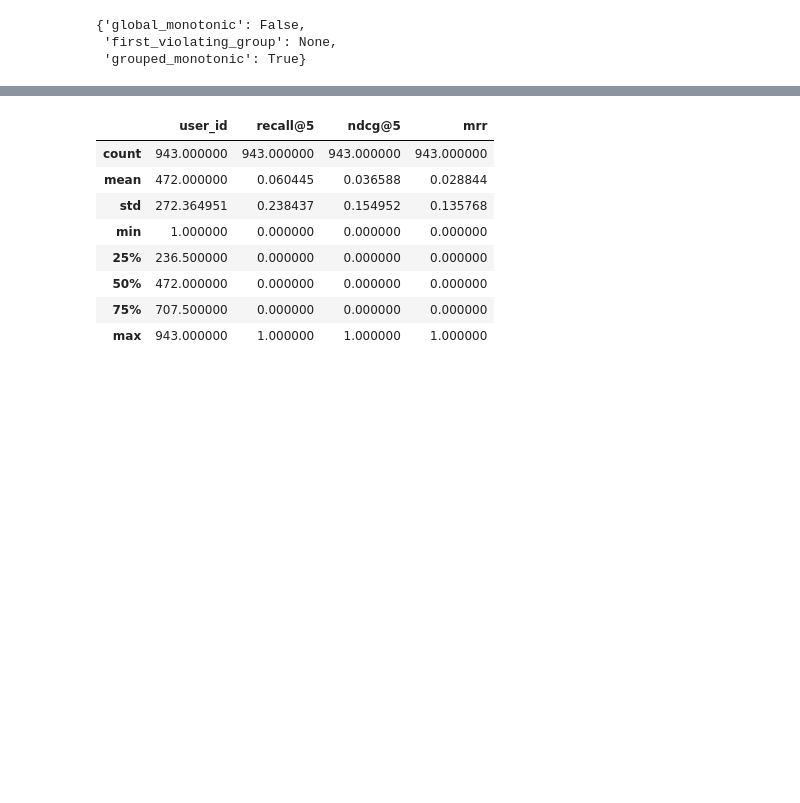
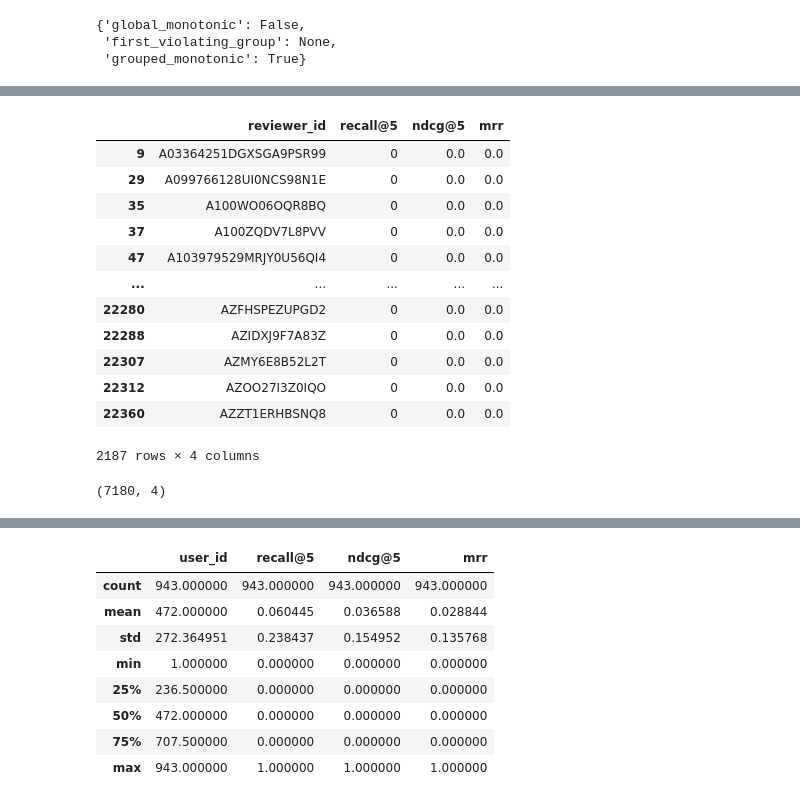
Before and after one commit to krishnacharya/GLoSS, a Jupyter notebook: notebooks/sequence_lengths.ipynb, the cells around one changed output, grey strips where cells are left out. Saved outputs shown, nothing was run; the diff lists cells and outputs as text; code cells hidden in the pictures; blank space fills up the shorter version.

Commit message:
adds pum table

```diff
--- a/notebooks/sequence_lengths.ipynb
+++ b/notebooks/sequence_lengths.ipynb
@@ -264,0 +276,36 @@ Name: count, Length: 19406, dtype: int64
+# %%
+from src.utils.project_dirs import get_peruser_metric_dataset_modelname_encoder
+cols = ['recall@5', 'ndcg@5']
+dataset = 'beauty'
+encoder_name = 'sentence-transformers/all-MiniLM-L6-v2'
+
+model_name = 'llama-1b'
+dir = get_peruser_metric_dataset_modelname_encoder(dataset=dataset, model_name=model_name, encoder_name=encoder_name)
+
+beauty_pum_1b = pd.read_json(str(dir / 'beauty_test_llama-1b.jsonl'), orient='records', lines=True)
+
+cold_start_beauty_1b_metrics = beauty_pum_1b[beauty_pum_1b['reviewer_id'].isin(cold_beauty)]
+regular_beauty_1b_metrics = beauty_pum_1b[beauty_pum_1b['reviewer_id'].isin(regular_beauty)]
+power_beauty_1b_metrics = beauty_pum_1b[beauty_pum_1b['reviewer_id'].isin(power_beauty)]
+
+# print(cold_start_beauty_1b_metrics[cols].mean())
+# print(regular_beauty_1b_metrics[cols].mean())
+# print(power_beauty_1b_metrics[cols].mean())
+
+model_name = 'llama-8b'
+dir = get_peruser_metric_dataset_modelname_encoder(dataset=dataset, model_name=model_name, encoder_name=encoder_name)
+beauty_pum_8b = pd.read_json(str(dir / 'beauty_test_llama-8b.jsonl'), orient='records', lines=True)
+
+cold_start_beauty_8b_metrics = beauty_pum_8b[beauty_pum_8b['reviewer_id'].isin(cold_beauty)]
+regular_beauty_8b_metrics = beauty_pum_8b[beauty_pum_8b['reviewer_id'].isin(regular_beauty)]
+power_beauty_8b_metrics = beauty_pum_8b[beauty_pum_8b['reviewer_id'].isin(power_beauty)]
+
+csb8 = cold_start_beauty_8b_metrics[cols].mean()
+rb8 = regular_beauty_8b_metrics[cols].mean()
+pb8 = power_beauty_8b_metrics[cols].mean()
+
+print(csb8)
+print(rb8)
+print(pb8)
+print((csb8*len(cold_beauty) + rb8*len(regular_beauty) + pb8*len(power_beauty))/len(beauty_pum_8b)) # just a sanity check
+print(beauty_pum_8b[cols].mean())
@@ -264,0 +328,20 @@ Name: count, Length: 19406, dtype: int64
+# %%
+power_beauty_1b_metrics
+# %% [output]
+|  | reviewer_id | recall@5 | ndcg@5 | mrr |
+| 9 | A03364251DGXSGA9PSR99 | 0 | 0.0 | 0.0 |
+| 29 | A099766128UI0NCS98N1E | 0 | 0.0 | 0.0 |
+| 35 | A100WO06OQR8BQ | 0 | 0.0 | 0.0 |
+| 37 | A100ZQDV7L8PVV | 0 | 0.0 | 0.0 |
+| 47 | A103979529MRJY0U56QI4 | 0 | 0.0 | 0.0 |
+| ... | ... | ... | ... | ... |
+| 22280 | AZFHSPEZUPGD2 | 0 | 0.0 | 0.0 |
+| 22288 | AZIDXJ9F7A83Z | 0 | 0.0 | 0.0 |
+| 22307 | AZMY6E8B52L2T | 0 | 0.0 | 0.0 |
+| 22312 | AZOO27I3Z0IQO | 0 | 0.0 | 0.0 |
+| 22360 | AZZT1ERHBSNQ8 | 0 | 0.0 | 0.0 |
+2187 rows × 4 columns
+# %%
+cold_start_user_metrics.shape
+# %% [output]
+(7180, 4)
```
Also changed, not shown: parts of 6 cells of this notebook, 37 other files.
